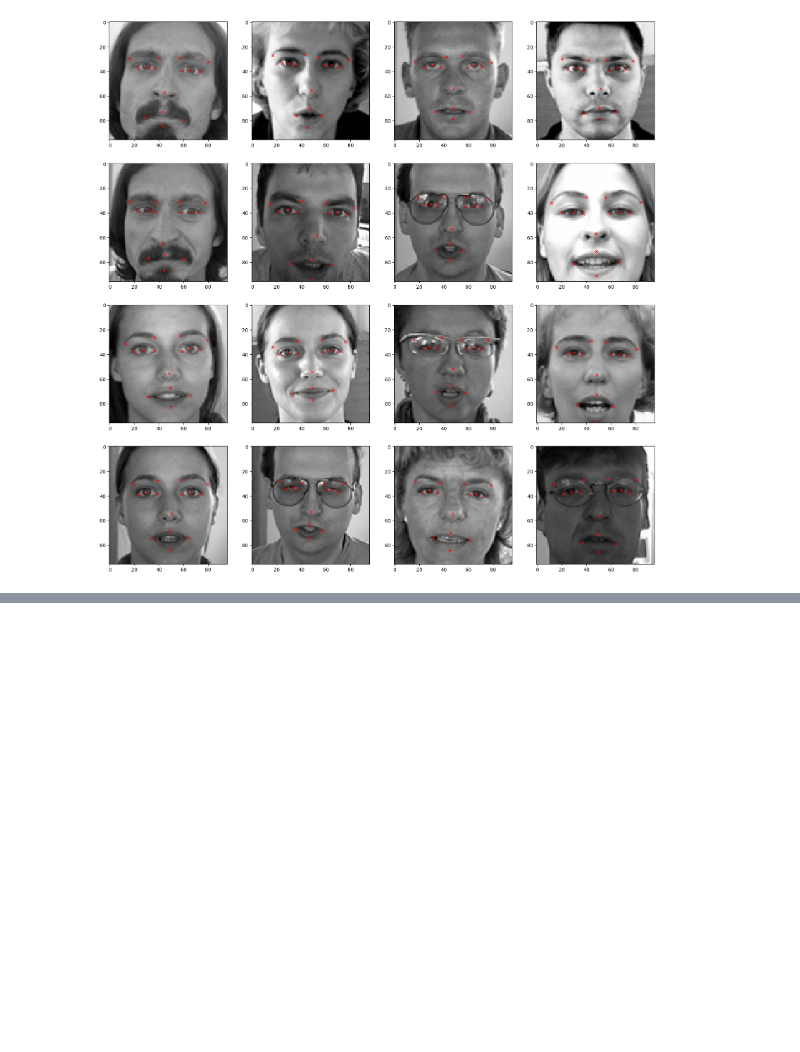
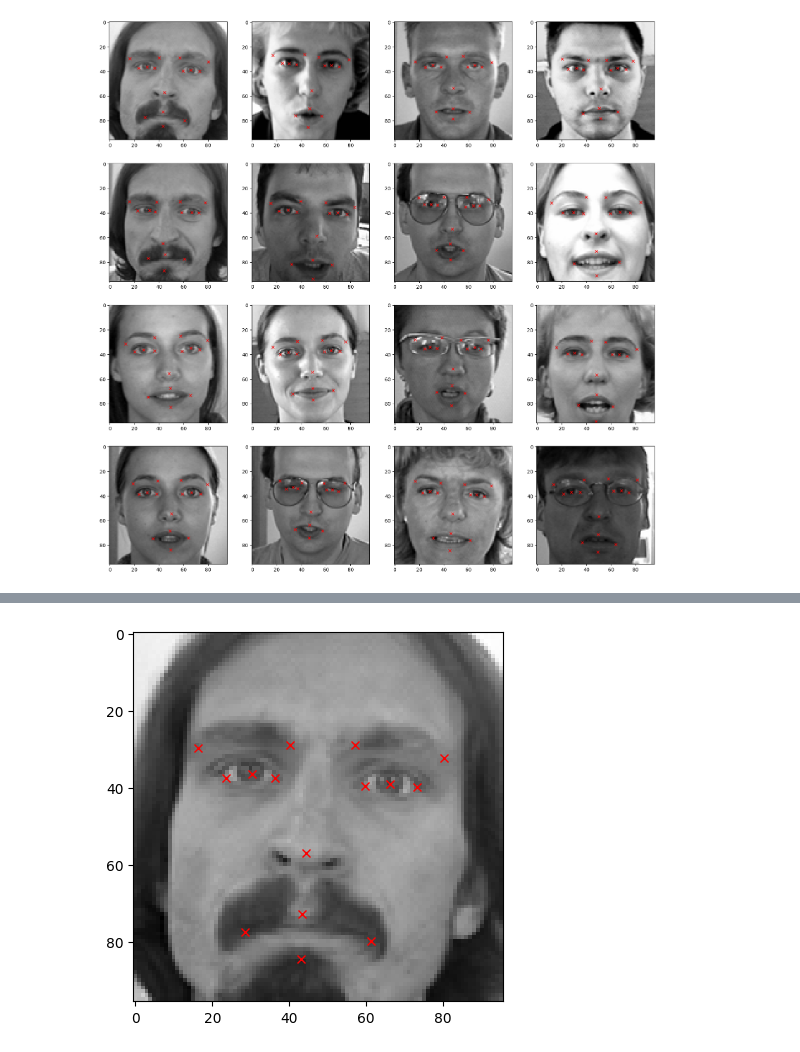
Before and after one commit to mangeshthecoder/Emotion_AI, a Jupyter notebook: notebook/code.ipynb, the cells around one changed output, grey strips where cells are left out. Drawn from its saved outputs; the diff is of its cells as text; code cells hidden in the pictures; blank space fills up the shorter version.

```diff
--- a/notebook/code.ipynb
+++ b/notebook/code.ipynb
@@ -149,0 +184,7 @@ for i in range(64):
+# %%
+# Show the Original image
+plt.imshow(keyfacial_df['Image'][0], cmap = 'gray')
+for j in range(1, 31, 2):
+        plt.plot(keyfacial_df.loc[0][j-1], keyfacial_df.loc[0][j], 'rx')
+# %% [output]
+[figure, added]
```
Also changed, not shown: parts of 11 cells of this notebook.
